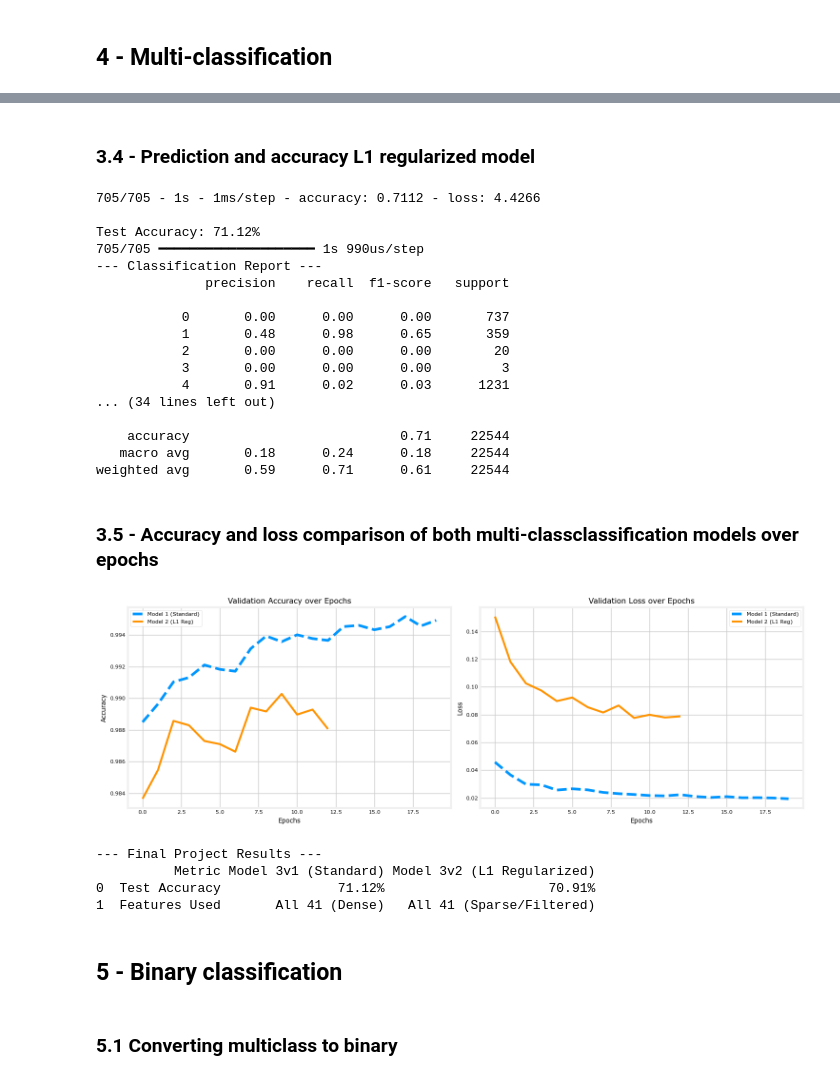
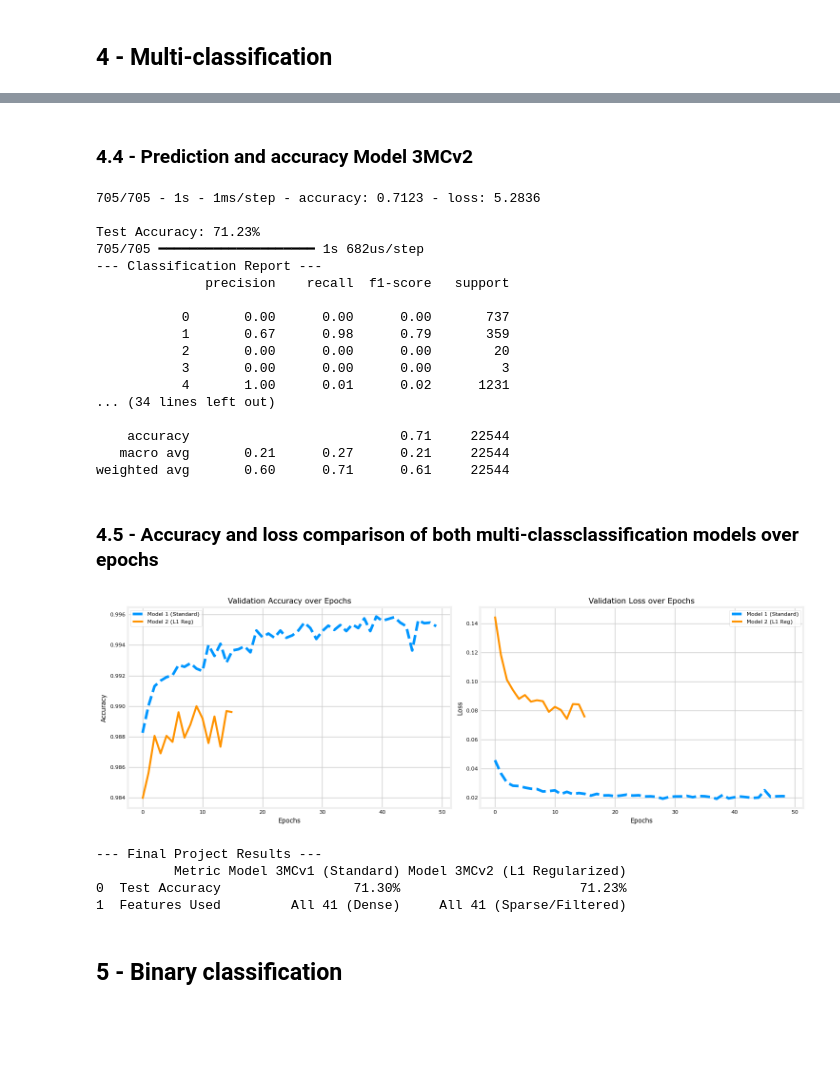
Before and after one commit to thelefthub/GV-NSL-KDD, a Jupyter notebook: model3_nn_nsl_kdd.ipynb, the cells around one changed output, grey strips where cells are left out. Saved outputs shown, nothing was run; the diff lists cells and outputs as text; code cells hidden in the pictures; blank space fills up the shorter version.

```diff
--- a/model3_nn_nsl_kdd.ipynb
+++ b/model3_nn_nsl_kdd.ipynb
@@ -75,9 +76,9 @@ y_test_bin = np.where(y_test == 16, 0, 1)
 # %%
 input_shape = (X_train_scaled.shape[1],)
 num_classes = 40
-print("--- Building Model 3v1 ---")
+print("--- Building Model 3MCv1 ---")
 # Build Model 1 (Neural network with 20 training cycles, no early stopping)
-model_3v1 = Sequential([
+model_3MCv1 = Sequential([
     Dense(128, activation='relu', input_shape=input_shape),
     Dropout(0.3),
     Dense(64, activation='relu'),
@@ -85,15 +86,15 @@ model_3v1 = Sequential([
     Dense(num_classes, activation='softmax')
 ])
 
-model_3v1.compile(optimizer='adam',
+model_3MCv1.compile(optimizer='adam',
                 loss='categorical_crossentropy',
                 metrics=['accuracy'])
 
 # Train
-print("Training  Model 3v1...")
-history_3v1 = model_3v1.fit(
+print("Training  Model 3MCv1...")
+history_3MCv1 = model_3MCv1.fit(
     X_train_scaled, y_train_multi,
-    epochs=20,
+    epochs=50,
     batch_size=64,
     validation_data=(X_val_scaled, y_val_multi)
 )
@@ -155,7 +153,7 @@ weighted avg       0.63      0.71      0.61     22544
 # %%
-print("--- Building Model 3v2 (L1 Regularized) ---")
+print("--- Building Model 3MCv2 (L1 Regularized) ---")
 
-model_3v2 = Sequential([
+model_3MCv2 = Sequential([
     Dense(128, activation='relu',
                  input_shape=input_shape,
                  kernel_regularizer=tf.keras.regularizers.l1(0.001)),
@@ -165,7 +163,7 @@ model_3v2 = Sequential([
     Dense(num_classes, activation='softmax')
 ])
 
-model_3v2.compile(optimizer='adam',
+model_3MCv2.compile(optimizer='adam',
                 loss='categorical_crossentropy',
                 metrics=['accuracy'])
 
@@ -176,9 +174,9 @@ early_stopping = EarlyStopping(
     restore_best_weights=True
 )
 
-history_3v2 = model_3v2.fit(
+history_3MCv2 = model_3MCv2.fit(
     X_train_scaled, y_train_multi,
-    epochs=20,
+    epochs=50,
     batch_size=64,
     validation_data=(X_val_scaled, y_val_multi),
     callbacks=[early_stopping],
@@ -208,78 +206,76 @@ Epoch 13/50
 # %% [markdown]
-### 3.4 - Prediction and accuracy L1 regularized model
+### 4.4 - Prediction and accuracy Model 3MCv2
 # %%
-test_loss, test_acc = model_3v2.evaluate(X_test_scaled, y_test_multi, verbose=2)
-print(f"\nTest Accuracy: {test_acc*100:.2f}%")
+test_loss_3MCv2, test_acc_3MCv2 = model_3MCv2.evaluate(X_test_scaled, y_test_multi, verbose=2)
+print(f"\nTest Accuracy: {test_acc_3MCv2*100:.2f}%")
 
-y_pred_3v2_probs = model_3v2.predict(X_test_scaled)
+y_pred_3MCv2_probs = model_3MCv2.predict(X_test_scaled)
 
-y_pred_3v2 = np.argmax(y_pred_3v2_probs, axis=1)
+y_pred_3MCv2 = np.argmax(y_pred_3MCv2_probs, axis=1)
 y_true_integers = np.argmax(y_test_multi, axis=1)
 
-print("--- Classification Report ---")
-report = classification_report(y_true_integers, y_pred_3v2, output_dict=True)
-print(classification_report(y_true_integers, y_pred_3v2))
+print("--- Classification Report 3MCv2 ---")
+report = classification_report(y_true_integers, y_pred_3MCv2, output_dict=True)
+print(classification_report(y_true_integers, y_pred_3MCv2))
 # %% [output]
-705/705 - 1s - 1ms/step - accuracy: 0.7112 - loss: 4.4266
+705/705 - 1s - 1ms/step - accuracy: 0.7123 - loss: 5.2836
 
-Test Accuracy: 71.12%
-705/705 ━━━━━━━━━━━━━━━━━━━━ 1s 990us/step
+Test Accuracy: 71.23%
+705/705 ━━━━━━━━━━━━━━━━━━━━ 1s 682us/step
 --- Classification Report ---
               precision    recall  f1-score   support
 
            0       0.00      0.00      0.00       737
-           1       0.48      0.98      0.65       359
+           1       0.67      0.98      0.79       359
            2       0.00      0.00      0.00        20
            3       0.00      0.00      0.00         3
-           4       0.91      0.02      0.03      1231
+           4       1.00      0.01      0.02      1231
 ... (34 lines left out)
 
     accuracy                           0.71     22544
-   macro avg       0.18      0.24      0.18     22544
-weighted avg       0.59      0.71      0.61     22544
+   macro avg       0.21      0.27      0.21     22544
+weighted avg       0.60      0.71      0.61     22544
 # %% [markdown]
-### 3.5 - Accuracy and loss comparison of both multi-classclassification models over epochs
+### 4.5 - Accuracy and loss comparison of both multi-classclassification models over epochs
 # %%
 plt.close('all')
 # Create a clean figure with two subplots (Accuracy and Loss)
 fig, (ax1, ax2) = plt.subplots(1, 2, figsize=(15, 5))
 
 # Plot 1: Validation Accuracy Comparison
-ax1.plot(history_3v1.history['val_accuracy'], label='Model 1 (Standard)', linestyle='--')
-ax1.plot(history_3v2.history['val_accuracy'], label='Model 2 (L1 Reg)', linewidth=3)
+ax1.plot(history_3MCv1.history['val_accuracy'], label='Model 1 (Standard)', linestyle='--')
+ax1.plot(history_3MCv2.history['val_accuracy'], label='Model 2 (L1 Reg)', linewidth=3)
 ax1.set_title('Validation Accuracy over Epochs')
 ax1.set_xlabel('Epochs')
 ax1.set_ylabel('Accuracy')
 ax1.legend()
 ax1.grid(True)
 
 # Plot 2: Validation Loss Comparison
-ax2.plot(history_3v1.history['val_loss'], label='Model 1 (Standard)', linestyle='--')
-ax2.plot(history_3v2.history['val_loss'], label='Model 2 (L1 Reg)', linewidth=3)
+ax2.plot(history_3MCv1.history['val_loss'], label='Model 1 (Standard)', linestyle='--')
+ax2.plot(history_3MCv2.history['val_loss'], label='Model 2 (L1 Reg)', linewidth=3)
 ax2.set_title('Validation Loss over Epochs')
 ax2.set_xlabel('Epochs')
 ax2.set_ylabel('Loss')
 ax2.legend()
 ax2.grid(True)
 
 plt.tight_layout()
 plt.show()
 
 results_df = pd.DataFrame({
     "Metric": ["Test Accuracy", "Features Used"],
-    "Model 3v1 (Standard)": [f"{test_acc*100:.2f}%", "All 41 (Dense)"],
-    "Model 3v2 (L1 Regularized)": [f"{acc_2*100:.2f}%", "All 41 (Sparse/Filtered)"]
+    "Model 3MCv1 (Standard)": [f"{test_acc_3MCv1*100:.2f}%", "All 41 (Dense)"],
+    "Model 3MCv2 (L1 Regularized)": [f"{test_acc_3MCv2*100:.2f}%", "All 41 (Sparse/Filtered)"]
 })
 
 print("--- Final Project Results ---")
 print(results_df)
 # %% [output]
-[figure, old version]
+[figure, new version]
 --- Final Project Results ---
-          Metric Model 3v1 (Standard) Model 3v2 (L1 Regularized)
-0  Test Accuracy               71.12%                     70.91%
-1  Features Used       All 41 (Dense)   All 41 (Sparse/Filtered)
+          Metric Model 3MCv1 (Standard) Model 3MCv2 (L1 Regularized)
+0  Test Accuracy                 71.30%                       71.23%
+1  Features Used         All 41 (Dense)     All 41 (Sparse/Filtered)
 # %% [markdown]
 ## 5 - Binary classification
-# %% [markdown]
-### 5.1 Converting multiclass to binary
```
Also changed, not shown: parts of 21 cells of this notebook.
